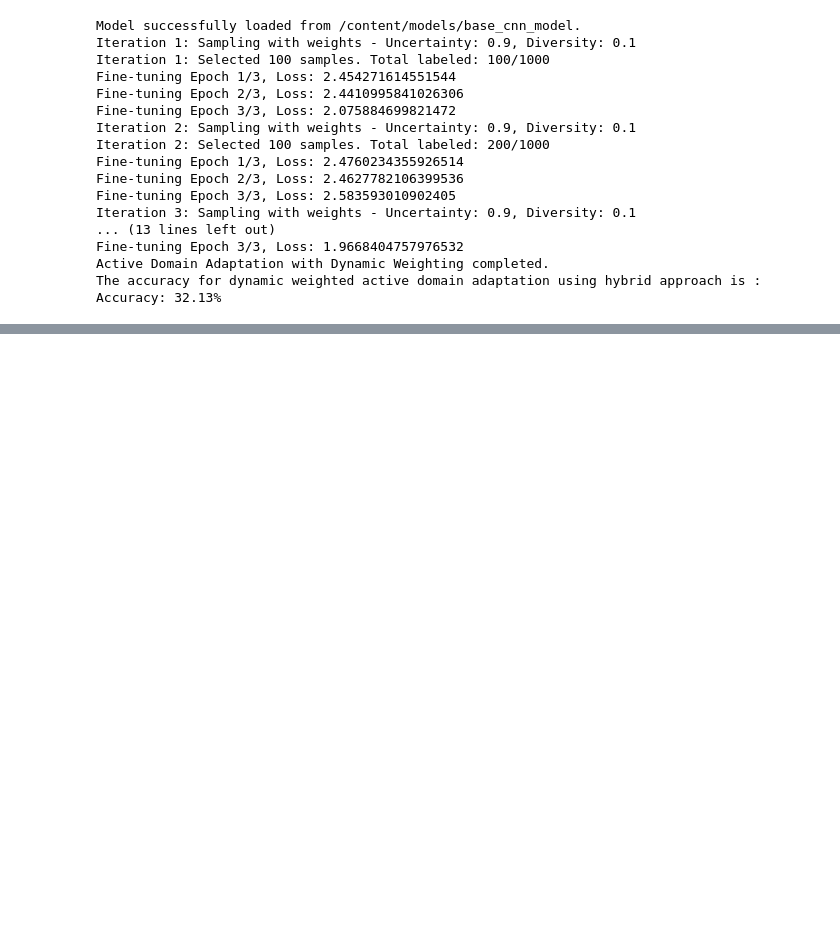
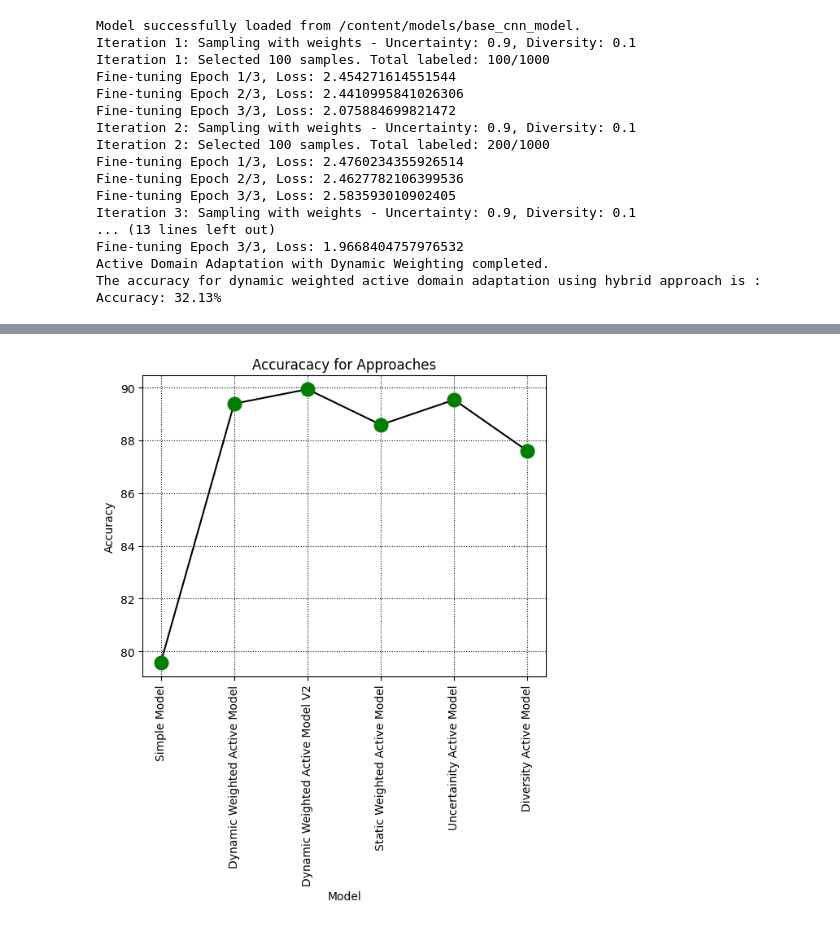
Before and after one commit to Harsh-Raghuvanshi/ActiveDomainAdaptation, a Jupyter notebook: ResearchModel2.ipynb, the cells around one changed output, grey strips where cells are left out. Saved outputs shown, nothing was run; the diff lists cells and outputs as text; code cells hidden in the pictures; blank space fills up the shorter version.

```diff
--- a/ResearchModel2.ipynb
+++ b/ResearchModel2.ipynb
@@ -230,7 +238,7 @@ def compute_average_uncertainty(model, target_loader):
 def fine_tune_model(model, loader, epochs=3):
     criterion = nn.CrossEntropyLoss()
     optimizer = optim.Adam(model.parameters(), lr=0.0001)
-
+    net_avg_loss=0.0
     model.train()
     for epoch in range(epochs):
         running_loss = 0.0
@@ -245,6 +253,8 @@ def fine_tune_model(model, loader, epochs=3):
 
             running_loss += loss.item()
         print(f"Fine-tuning Epoch {epoch + 1}/{epochs}, Loss: {running_loss / len(loader)}")
+        net_avg_loss+=(running_loss/len(loader))
+    return net_avg_loss / epochs
 
 
 # Uncertainty Sampling
@@ -289,7 +299,8 @@ def evaluate_model(model, loader):
             total += labels.size(0)
             correct += (predicted == labels).sum().item()
 
-    print(f"Accuracy: {100 * correct / total:.2f}%")
+    accuracy = 100 * correct / total
+    return accuracy
 # %%
 
 # Active Domain Adaptation using Uncertainity sampling with Fixed Budget
@@ -596,0 +790,11 @@ Accuracy: 87.24%
+# %%
+plt.plot(x_model_name,y_model_acc,marker='o',linestyle='-',mfc='green',mec='green',color='black',ms=12)
+plt.xlabel('Model')
+plt.ylabel('Accuracy')
+plt.title('Accuracacy for Approaches')
+plt.grid(axis='x',linestyle=':',color='black')
+plt.grid(axis='y',linestyle=':',color='black')
+plt.xticks(rotation=90)
+plt.show()
+# %% [output]
+[figure, added]
```
Also changed, not shown: parts of 11 cells of this notebook.
